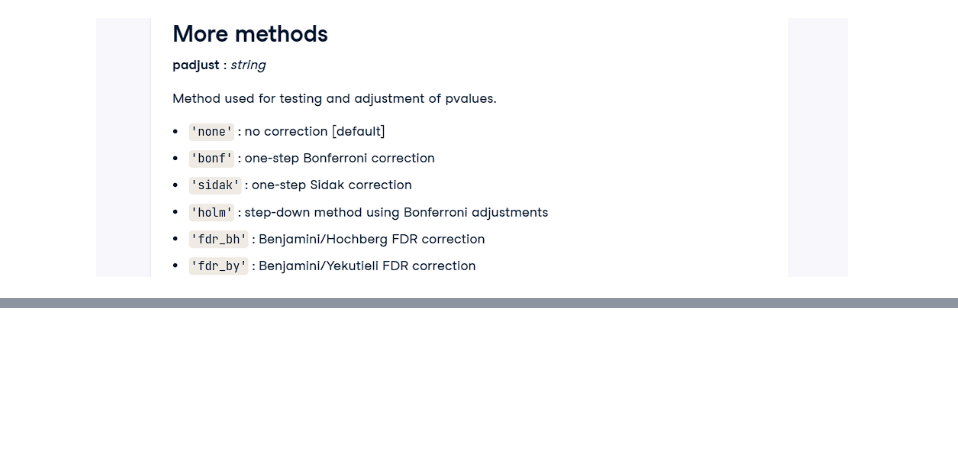
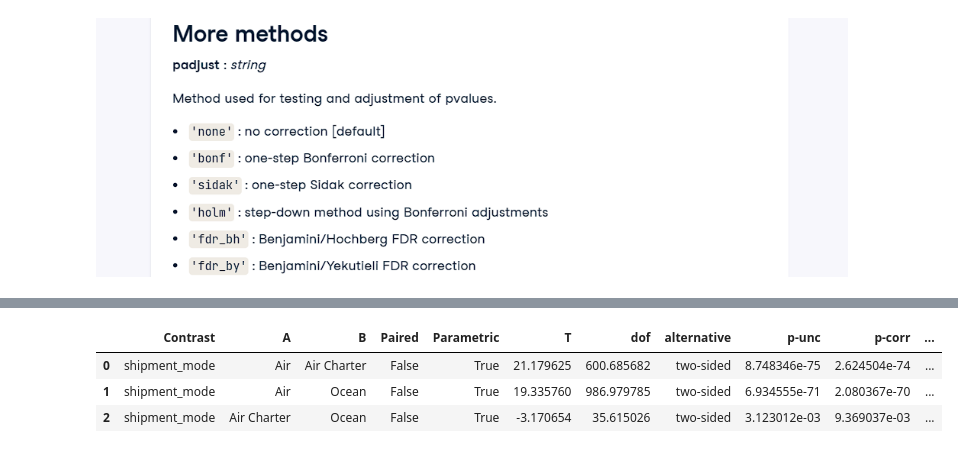
Before and after one commit to Jnn002/dc_datacamp, a Jupyter notebook: Data_analyst_python/chapter_9_Hypothesis/02_1_anova.ipynb, the cells around one changed output, grey strips where cells are left out. Saved outputs shown, nothing was run; the diff lists cells and outputs as text; code cells hidden in the pictures; blank space fills up the shorter version.

```diff
--- a/Data_analyst_python/chapter_9_Hypothesis/02_1_anova.ipynb
+++ b/Data_analyst_python/chapter_9_Hypothesis/02_1_anova.ipynb
@@ -84,0 +136,12 @@ pingouin.pairwise_tests(data = stack_overflow,
+# %%
+# Bonferroni Correction
+pingouin.pairwise_tests(data = late_shipments,
+                        dv = 'pack_price',
+                        between = 'shipment_mode',
+                        padjust = 'bonf'
+                        )
+# %% [output]
+|  | Contrast | A | B | Paired | Parametric | T | dof | alternative | p-unc | p-corr | ... |
+| 0 | shipment_mode | Air | Air Charter | False | True | 21.179625 | 600.685682 | two-sided | 8.748346e-75 | 2.624504e-74 | ... |
+| 1 | shipment_mode | Air | Ocean | False | True | 19.335760 | 986.979785 | two-sided | 6.934555e-71 | 2.080367e-70 | ... |
+| 2 | shipment_mode | Air Charter | Ocean | False | True | -3.170654 | 35.615026 | two-sided | 3.123012e-03 | 9.369037e-03 | ... |
```
Also changed, not shown: parts of 7 cells of this notebook.
